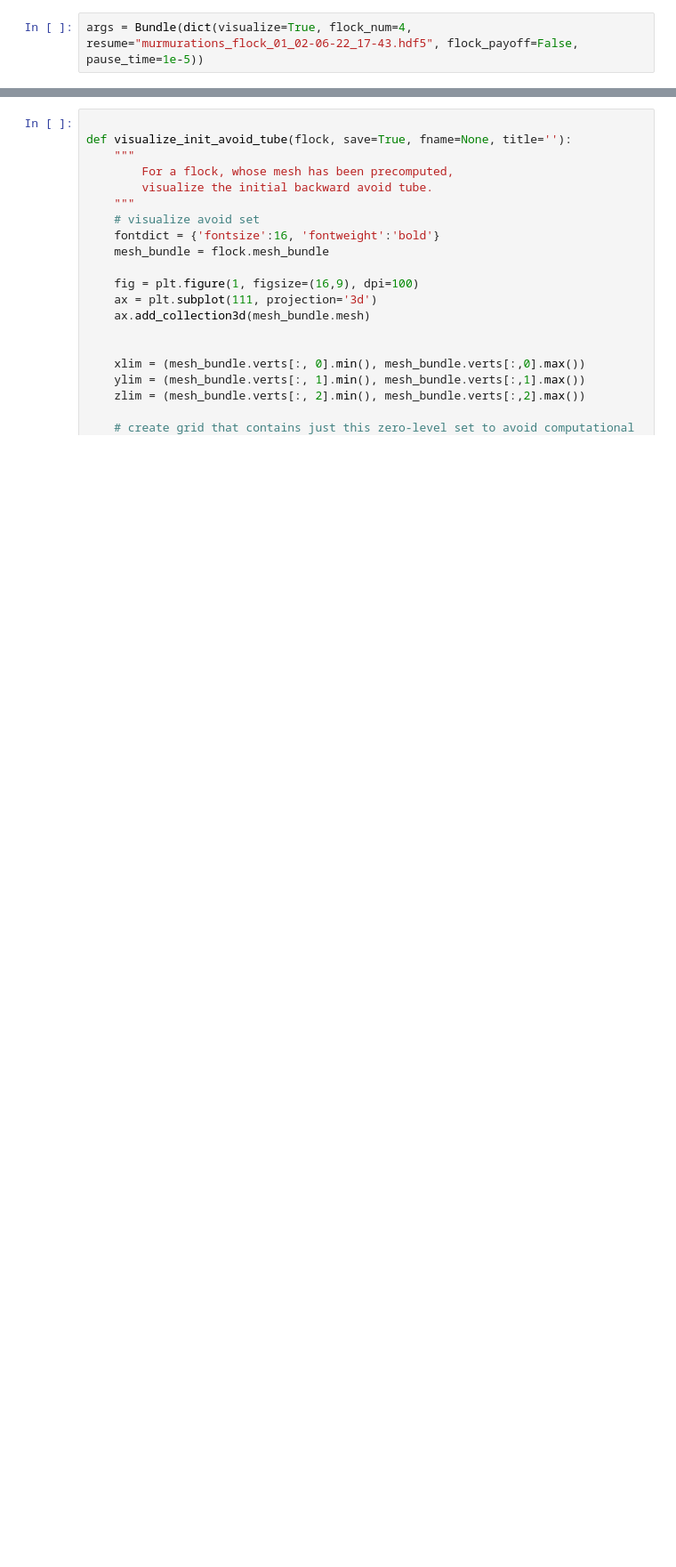
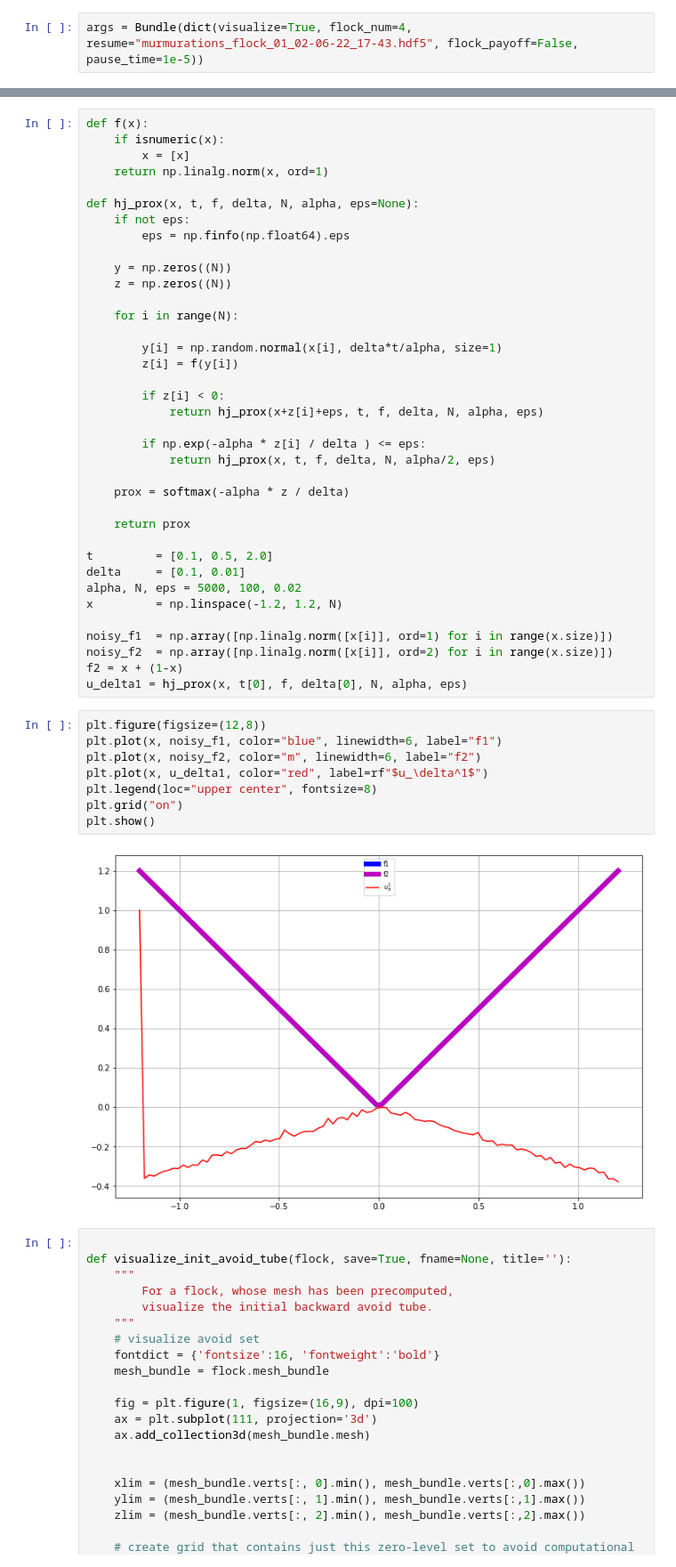
Before and after one commit to robotsorcerer/ComplexBRAT, a Jupyter notebook: Notes/murmur_viim.ipynb, the cells around one changed output, grey strips where cells are left out. Shown at 89% size. Drawn from its saved outputs; the diff is of its cells as text; blank space fills up the shorter version.

```diff
--- a/Notes/murmur_viim.ipynb
+++ b/Notes/murmur_viim.ipynb
@@ -33,3 +66,50 @@ args = Bundle(dict(visualize=True, flock_num=4, resume="murmurations_flock_01_02
+# %%
+def f(x):
+    if isnumeric(x):
+        x = [x]
+    return np.linalg.norm(x, ord=1)
+
+def hj_prox(x, t, f, delta, N, alpha, eps=None):
+    if not eps:
+        eps = np.finfo(np.float64).eps
+
+    y = np.zeros((N))
+    z = np.zeros((N))
+
+    for i in range(N):
+
+        y[i] = np.random.normal(x[i], delta*t/alpha, size=1)
+        z[i] = f(y[i])
+
+        if z[i] < 0:
+            return hj_prox(x+z[i]+eps, t, f, delta, N, alpha, eps)
+
+        if np.exp(-alpha * z[i] / delta ) <= eps:
+            return hj_prox(x, t, f, delta, N, alpha/2, eps)
+
+    prox = softmax(-alpha * z / delta)
+
+    return prox
+
+t         = [0.1, 0.5, 2.0]
+delta     = [0.1, 0.01]
+alpha, N, eps = 5000, 100, 0.02
+x         = np.linspace(-1.2, 1.2, N)
+
+noisy_f1  = np.array([np.linalg.norm([x[i]], ord=1) for i in range(x.size)])
+noisy_f2  = np.array([np.linalg.norm([x[i]], ord=2) for i in range(x.size)])
+f2 = x + (1-x)
+u_delta1 = hj_prox(x, t[0], f, delta[0], N, alpha, eps)
+# %%
+plt.figure(figsize=(12,8))
+plt.plot(x, noisy_f1, color="blue", linewidth=6, label="f1")
+plt.plot(x, noisy_f2, color="m", linewidth=6, label="f2")
+plt.plot(x, u_delta1, color="red", label=rf"$u_\delta^1$")
+plt.legend(loc="upper center", fontsize=8)
+plt.grid("on")
+plt.show()
+# %% [output]
+[figure, added]
 # %%
 
 def visualize_init_avoid_tube(flock, save=True, fname=None, title=''):
```
Also changed, not shown: parts of 3 cells of this notebook.
